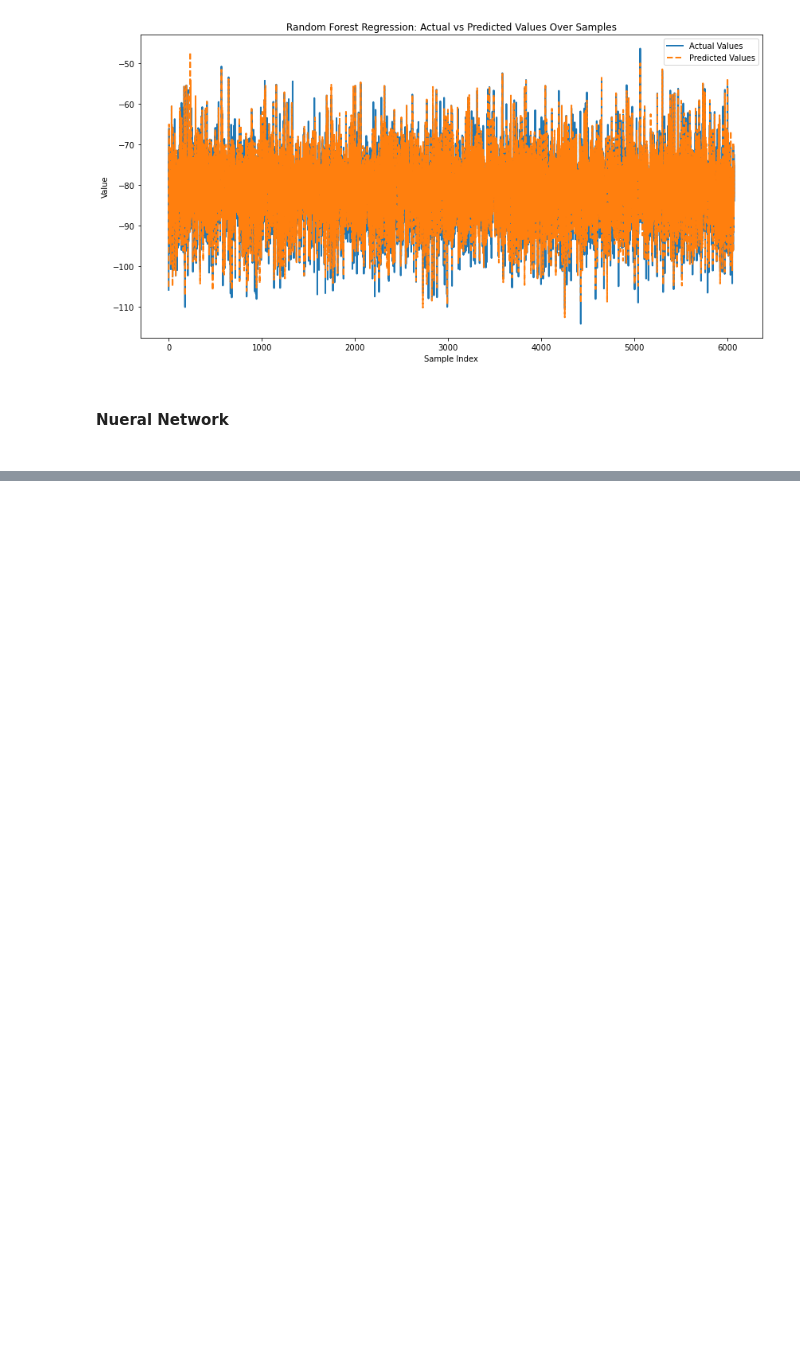
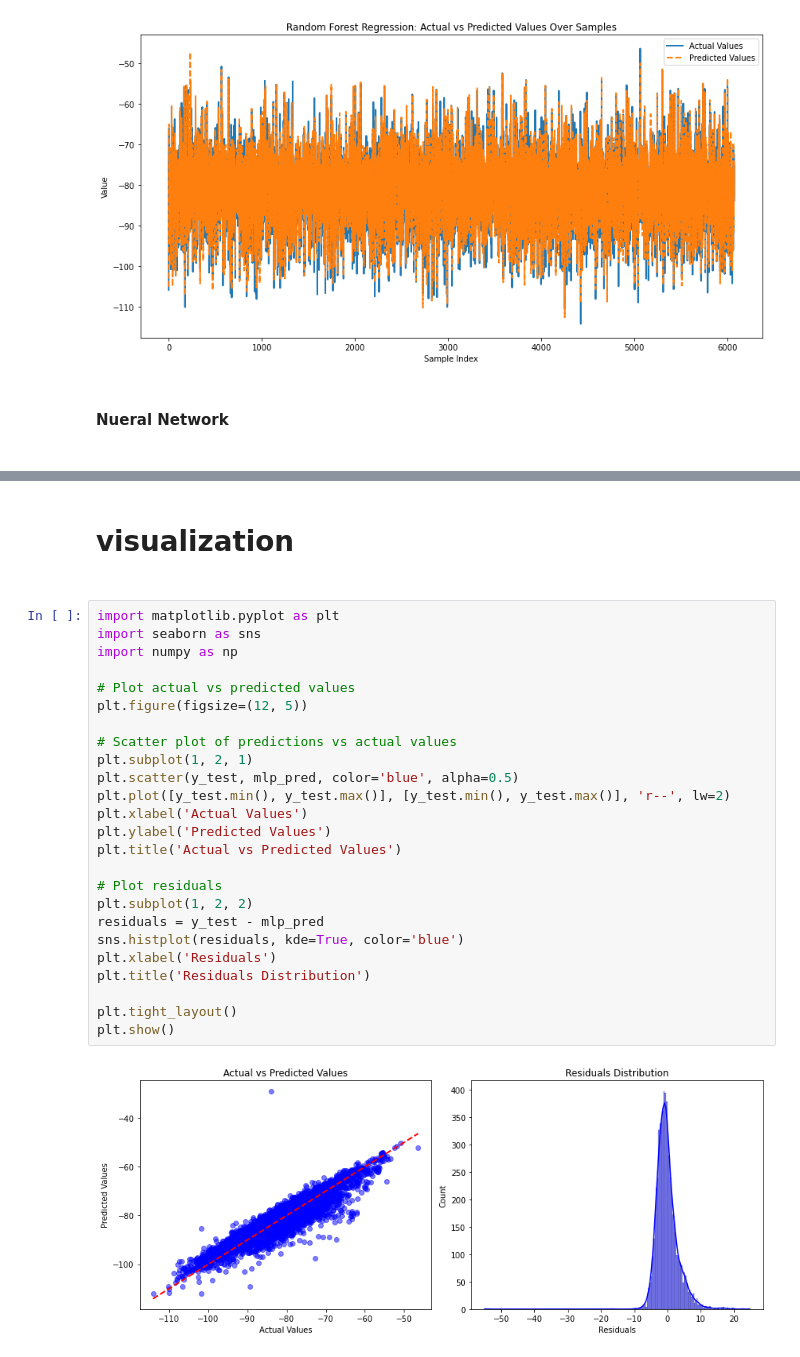
Before and after one commit to Liloiscracked/Predicting-Model-, a Jupyter notebook: 5g/regression.ipynb, the cells around one changed output, grey strips where cells are left out. Cells and saved outputs as stored; diff of their text form; blank space fills up the shorter version.

```diff
--- a/5g/regression.ipynb
+++ b/5g/regression.ipynb
@@ -217,0 +193,29 @@ KeyboardInterrupt:
+# %% [markdown]
+<h1>visualization<h1>
+# %%
+import matplotlib.pyplot as plt
+import seaborn as sns
+import numpy as np
+
+# Plot actual vs predicted values
+plt.figure(figsize=(12, 5))
+
+# Scatter plot of predictions vs actual values
+plt.subplot(1, 2, 1)
+plt.scatter(y_test, mlp_pred, color='blue', alpha=0.5)
+plt.plot([y_test.min(), y_test.max()], [y_test.min(), y_test.max()], 'r--', lw=2)
+plt.xlabel('Actual Values')
+plt.ylabel('Predicted Values')
+plt.title('Actual vs Predicted Values')
+
+# Plot residuals
+plt.subplot(1, 2, 2)
+residuals = y_test - mlp_pred
+sns.histplot(residuals, kde=True, color='blue')
+plt.xlabel('Residuals')
+plt.title('Residuals Distribution')
+
+plt.tight_layout()
+plt.show()
+# %% [output]
+[figure, added]
```
Also changed, not shown: parts of 2 cells of this notebook.
